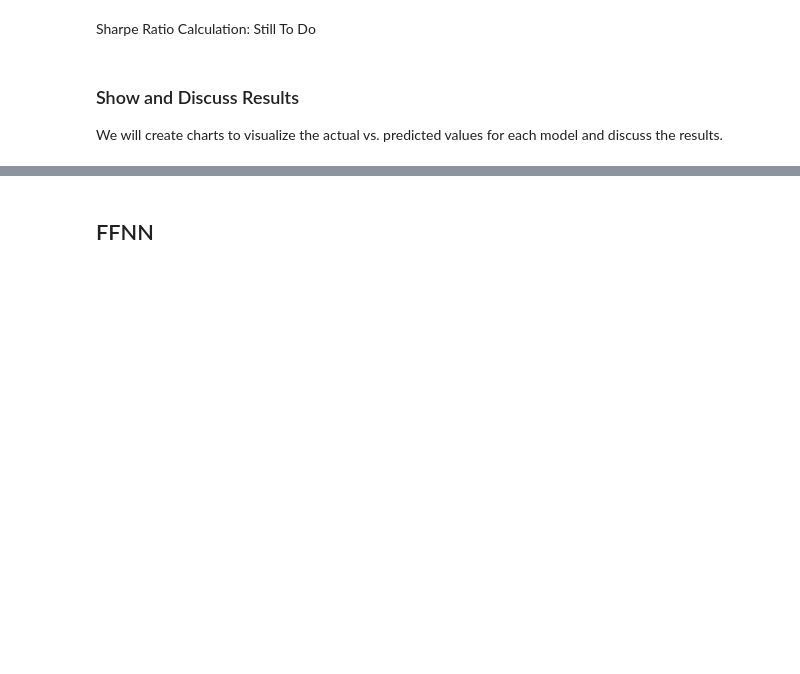
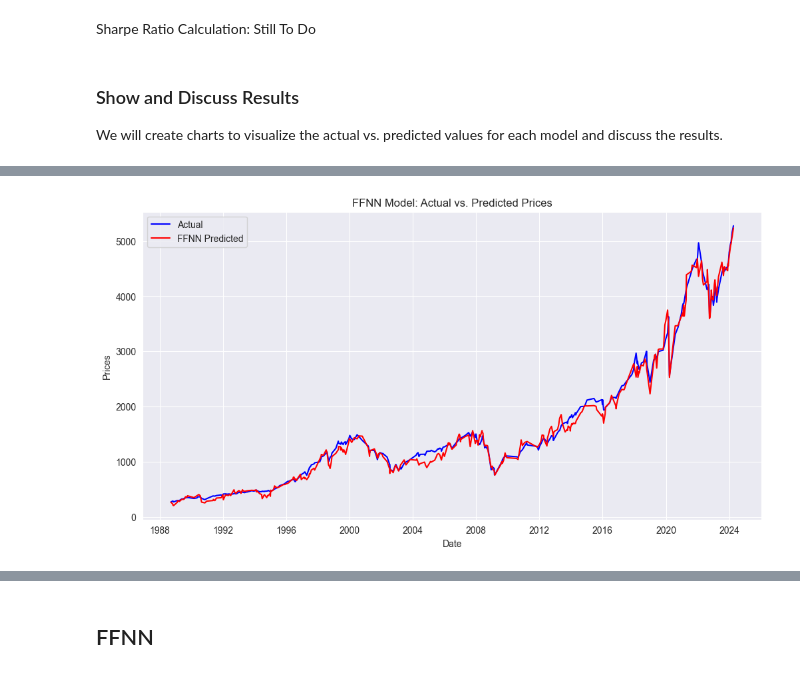
Before and after one commit to radubauzh/Quantitative_Trading_Algorithm, a Jupyter notebook: SP500_Trading_Algorithm_New.ipynb, the cells around one changed output, grey strips where cells are left out. Drawn from its saved outputs; the diff is of its cells as text; code cells hidden in the pictures; blank space fills up the shorter version.

```diff
--- a/SP500_Trading_Algorithm_New.ipynb
+++ b/SP500_Trading_Algorithm_New.ipynb
@@ -459,0 +446,83 @@ plt.show()
+# %%
+import pandas as pd
+import matplotlib.pyplot as plt
+
+# Assuming the original dataset is named `data` and has columns 'day', 'month', 'year', and 'Target'
+# Also assuming y_test, y_test_lstm_prepared, ffnn_predictions, lstm_predictions, cnn_predictions are defined
+
+# Step 1: Create a Date column from 'day', 'month', and 'year'
+data['Date'] = pd.to_datetime(data[['year', 'month', 'day']])
+
+# Ensure all predictions and actuals are 1-dimensional
+y_test_series = pd.Series(y_test.squeeze(), index=y_test.index, name='Actual')
+y_test_lstm_series = pd.Series(y_test_lstm_prepared.squeeze(), index=y_test_lstm_prepared, name='Actual')
+ffnn_predictions_flat = ffnn_predictions.flatten()
+lstm_predictions_flat = lstm_predictions.flatten()
+cnn_predictions_flat = cnn_predictions.flatten()
+
+# Create DataFrame for y_test and ffnn_predictions
+ffnn_test_df = pd.DataFrame({
+    'Actual': y_test_series.values,
+    'FFNN_Predicted': ffnn_predictions_flat
+}, index=y_test_series.index)
+
+# Merge ffnn_test_df with the original data using the index
+ffnn_merged_df = data.join(ffnn_test_df, how='inner')
+
+# Plot actual vs. predicted values for FFNN
+plt.figure(figsize=(12, 6))
+plt.plot(ffnn_merged_df['Date'], ffnn_merged_df['Actual'], label='Actual', color='blue')
+plt.plot(ffnn_merged_df['Date'], ffnn_merged_df['FFNN_Predicted'], label='FFNN Predicted', color='red')
+plt.title('FFNN Model: Actual vs. Predicted Prices')
+plt.xlabel('Date')
+plt.ylabel('Prices')
+plt.legend()
+plt.show()
+lstm_test_df = pd.DataFrame({
+    'Date_lstm': data.loc[test_indices, 'Date'].values,
+    'Actual_lstm': y_test_lstm_prepared,
+    'LSTM_Predicted': lstm_predictions.flatten()
+}, index=test_indices)
+
+# Verify that the DataFrame has the correct length and indices
+
+# Merge lstm_test_df with the original data using the index
+lstm_merged_df = data.join(lstm_test_df, how='inner', lsuffix='_orig', rsuffix='_lstm')
+
+# Verify the merged DataFrame
+
+# Plot actual vs. predicted values for LSTM
+plt.figure(figsize=(12, 6))
+plt.plot(lstm_merged_df['Date_lstm'], lstm_merged_df['Actual_lstm'], label='Actual', color='blue')
+plt.plot(lstm_merged_df['Date_lstm'], lstm_merged_df['LSTM_Predicted'], label='LSTM Predicted', color='green')
+plt.title('LSTM Model: Actual vs. Predicted Prices')
+plt.xlabel('Date')
+plt.ylabel('Prices')
+plt.legend()
+plt.show()
+
+# Flatten the CNN predictions and create a DataFrame with the actual values and corresponding dates
+cnn_test_df = pd.DataFrame({
+    'Date_cnn': data.loc[y_test.index, 'Date'].values,
+    'Actual_cnn': y_test.values,
+    'CNN_Predicted': cnn_predictions.flatten()
+}, index=y_test.index)
+
+# Verify that the DataFrame has the correct length and indices
+
+# Merge cnn_test_df with the original data using the index
+cnn_merged_df = data.join(cnn_test_df, how='inner', lsuffix='_orig', rsuffix='_cnn')
+
+# Verify the merged DataFrame
+
+# Plot actual vs. predicted values for CNN
+plt.figure(figsize=(12, 6))
+plt.plot(cnn_merged_df['Date_cnn'], cnn_merged_df['Actual_cnn'], label='Actual', color='blue')
+plt.plot(cnn_merged_df['Date_cnn'], cnn_merged_df['CNN_Predicted'], label='CNN Predicted', color='orange')
+plt.title('CNN Model: Actual vs. Predicted Prices')
+plt.xlabel('Date')
+plt.ylabel('Prices')
+plt.legend()
+plt.show()
+# %% [output]
+[figure, added]
```
Also changed, not shown: parts of 15 cells of this notebook.
